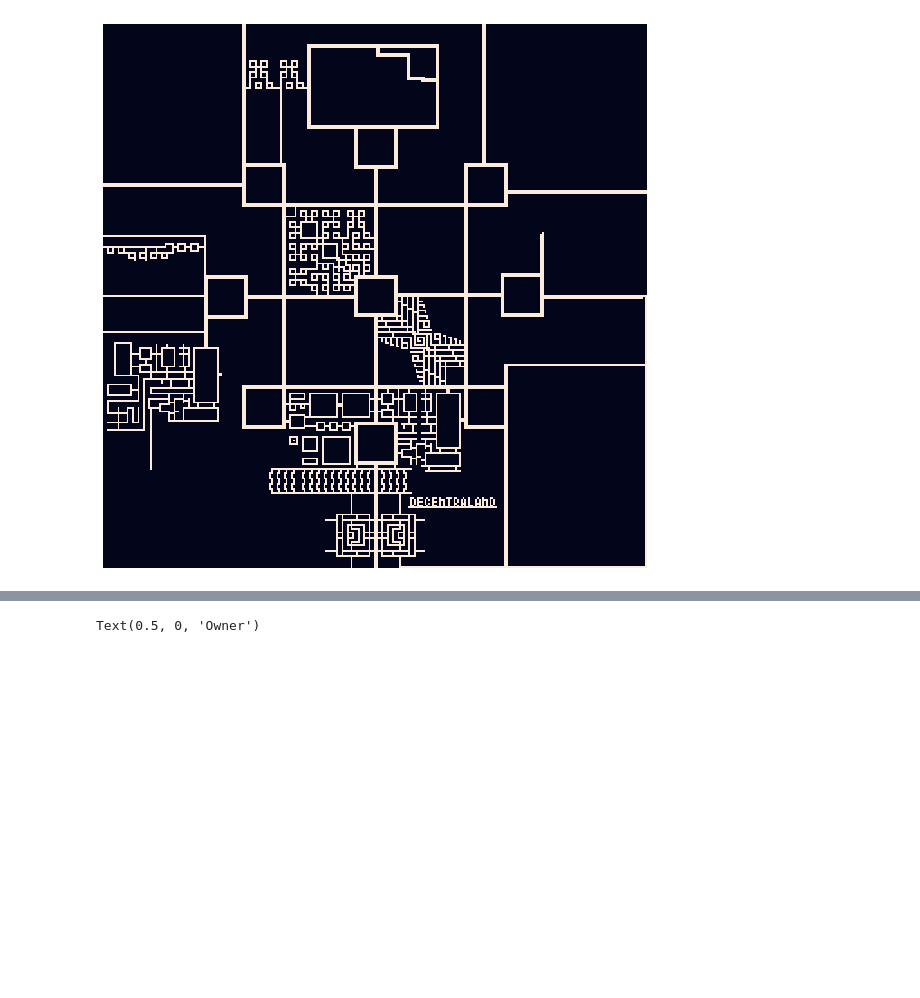
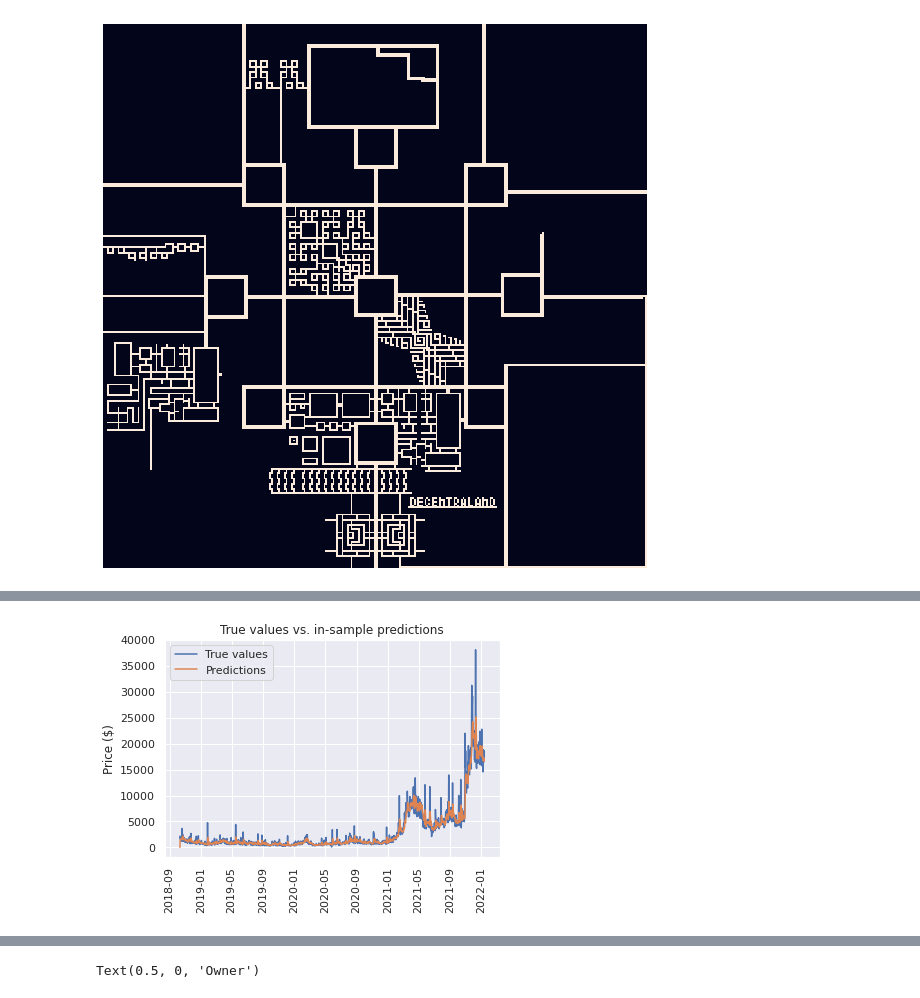
Before and after one commit to i02132002/decentraland_playground, a Jupyter notebook: Decentraland.ipynb, the cells around one changed output, grey strips where cells are left out. Saved outputs shown, nothing was run; the diff lists cells and outputs as text; code cells hidden in the pictures; blank space fills up the shorter version.

```diff
--- a/Decentraland.ipynb
+++ b/Decentraland.ipynb
@@ -149,0 +173,7 @@ plt.ylim(0,40000)
+# %%
+price_usd = baseline_data.price_usd.to_frame()
+# %%
+train = price_usd[:-90].values
+test = price_usd[-90:].values
+# %%
+parcel_model = pm.auto_arima(train, start_p=1, start_q=1, suppress_warnings=True)
@@ -149,0 +194,13 @@ plt.ylim(0,40000)
+# %%
+parcel_in_sample = parcel_model.predict_in_sample()
+# %%
+fig, ax = plt.subplots()
+plt.plot(price_usd[:-90].index, train, label="True values")
+plt.plot(price_usd[:-90].index, parcel_in_sample, label="Predictions")
+plt.title('True values vs. in-sample predictions')
+plt.legend(loc='upper left')
+plt.xticks(rotation=90)
+ax.set_ylabel('Price ($)')
+plt.show();
+# %% [output]
+[figure, added]
```
Also changed, not shown: parts of 76 cells of this notebook, 3 other files.
